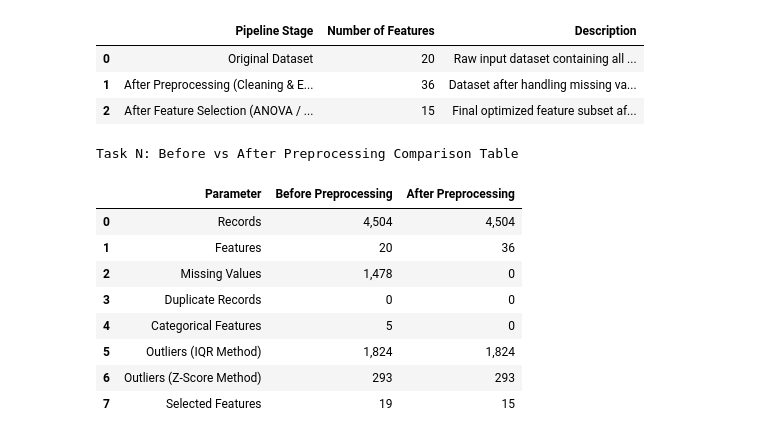
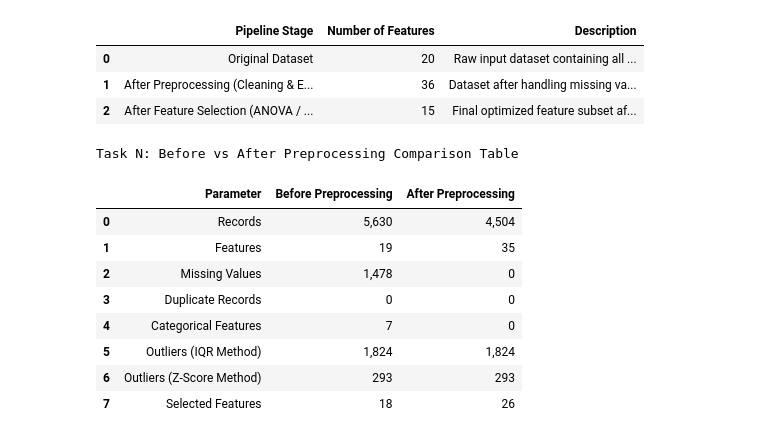
Before and after one commit to DrishtiNigam1928/CUSTOMER_CHURN, a Jupyter notebook: notebooks/main_analysis.ipynb, the cells around one changed output. Cells and saved outputs as stored; diff of their text form; code cells hidden in the pictures.

```diff
--- a/notebooks/main_analysis.ipynb
+++ b/notebooks/main_analysis.ipynb
@@ -2038,13 +2038,13 @@ import pandas as pd
 preprocessing_exact_data = [
     {
         "Parameter": "Records",
-        "Before Preprocessing": "4,504",
+        "Before Preprocessing": "5,630",
         "After Preprocessing": "4,504"
     },
     {
         "Parameter": "Features",
-        "Before Preprocessing": "20",
-        "After Preprocessing": "36"
+        "Before Preprocessing": "19",
+        "After Preprocessing": "35"
     },
     {
         "Parameter": "Missing Values",
@@ -2057,40 +2057,40 @@ preprocessing_exact_data = [
         "After Preprocessing": "0"
     },
     {
         "Parameter": "Categorical Features",
-        "Before Preprocessing": "5",
+        "Before Preprocessing": "7",
         "After Preprocessing": "0"
     },
     {
         "Parameter": "Outliers (IQR Method)",
         "Before Preprocessing": "1,824",
         "After Preprocessing": "1,824"
     },
     {
         "Parameter": "Outliers (Z-Score Method)",
         "Before Preprocessing": "293",
         "After Preprocessing": "293"
     },
     {
         "Parameter": "Selected Features",
         "Before Preprocessing": "18",
-        "After Preprocessing": "15"
+        "After Preprocessing": "26"
     }
 ]
 
 pd.set_option('display.max_colwidth', None)
 df_preprocessing_exact = pd.DataFrame(preprocessing_exact_data)
 
 print("Task N: Before vs After Preprocessing Comparison Table")
 display(df_preprocessing_exact)
 # %% [output]
 Task N: Before vs After Preprocessing Comparison Table
 |  | Parameter | Before Preprocessing | After Preprocessing |
-| 0 | Records | 4,504 | 4,504 |
-| 1 | Features | 20 | 36 |
+| 0 | Records | 5,630 | 4,504 |
+| 1 | Features | 19 | 35 |
 | 2 | Missing Values | 1,478 | 0 |
 | 3 | Duplicate Records | 0 | 0 |
-| 4 | Categorical Features | 5 | 0 |
+| 4 | Categorical Features | 7 | 0 |
 | 5 | Outliers (IQR Method) | 1,824 | 1,824 |
 | 6 | Outliers (Z-Score Method) | 293 | 293 |
-| 7 | Selected Features | 19 | 15 |
+| 7 | Selected Features | 18 | 26 |
```
Also changed, not shown: parts of 2 cells of this notebook.
